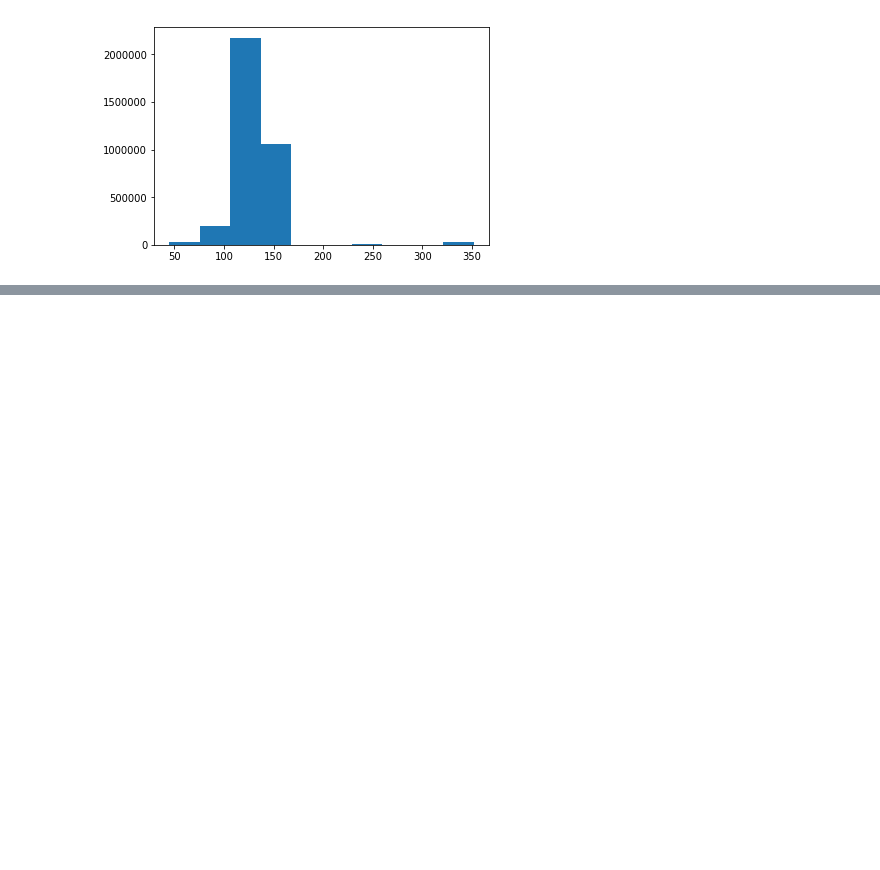
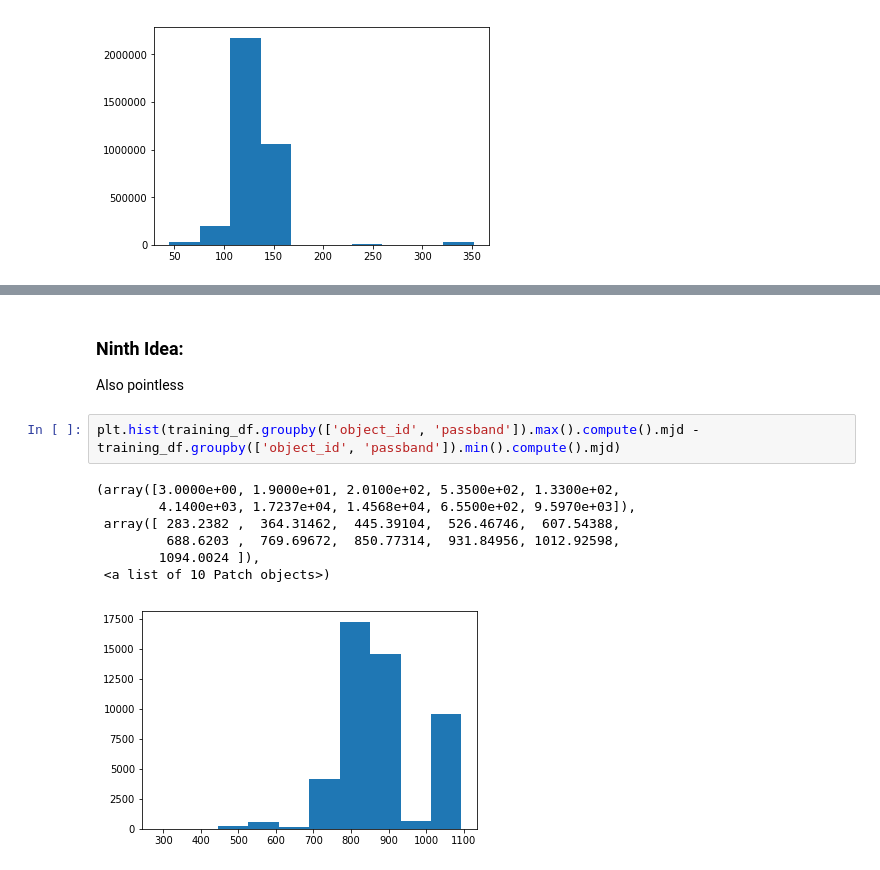
Before and after one commit to kowaalczyk/astronomical-classification, a Jupyter notebook: notebooks/Clustering_Key_Features_exploratory.ipynb, the cells around one changed output, grey strips where cells are left out. Saved outputs shown, nothing was run; the diff lists cells and outputs as text; blank space fills up the shorter version.

```diff
--- a/notebooks/Clustering_Key_Features_exploratory.ipynb
+++ b/notebooks/Clustering_Key_Features_exploratory.ipynb
@@ -527,0 +547,13 @@ plt.hist(test_df.groupby(['object_id']).count().compute().flux)
+# %% [markdown]
+### Ninth Idea:
+Also pointless
+# %%
+plt.hist(training_df.groupby(['object_id', 'passband']).max().compute().mjd - training_df.groupby(['object_id', 'passband']).min().compute().mjd)
+# %% [output]
+(array([3.0000e+00, 1.9000e+01, 2.0100e+02, 5.3500e+02, 1.3300e+02,
+        4.1400e+03, 1.7237e+04, 1.4568e+04, 6.5500e+02, 9.5970e+03]),
+ array([ 283.2382 ,  364.31462,  445.39104,  526.46746,  607.54388,
+         688.6203 ,  769.69672,  850.77314,  931.84956, 1012.92598,
+        1094.0024 ]),
+ <a list of 10 Patch objects>)
+[figure, added]
```
Also changed, not shown: parts of 4 cells of this notebook.
